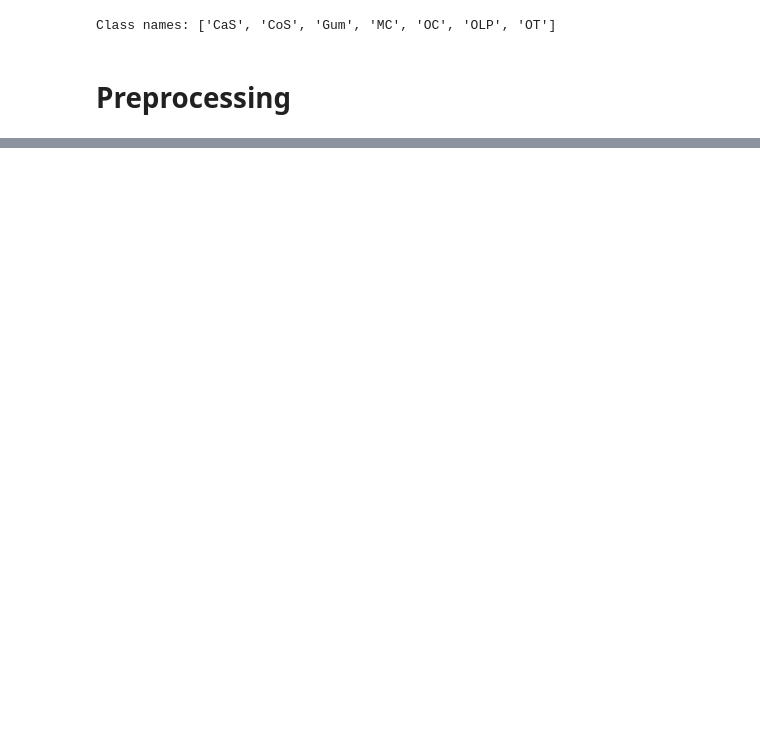
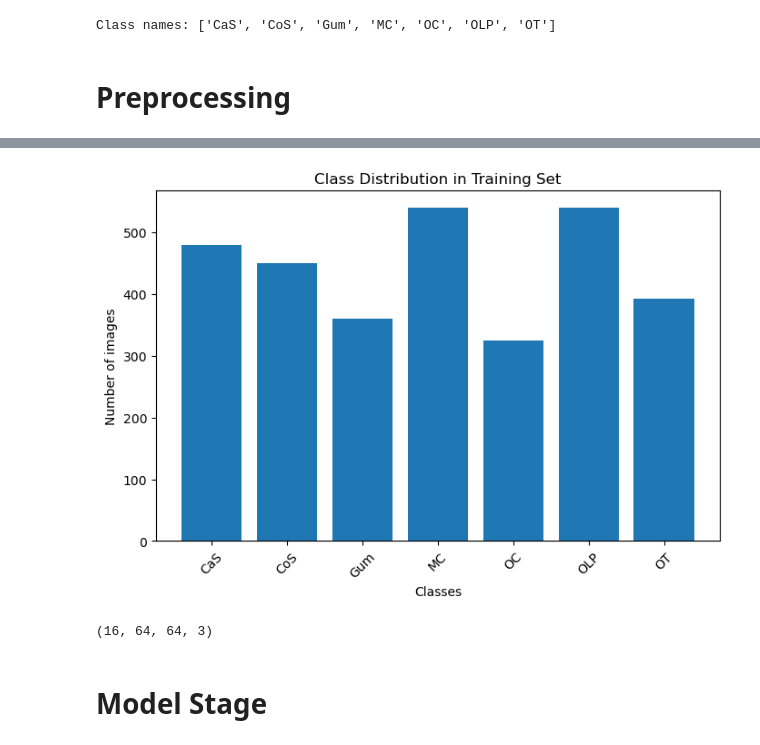
Before and after one commit to mariemomar/Teeth-Disease-Classification-, a Jupyter notebook: main.ipynb, the cells around one changed output, grey strips where cells are left out. Saved outputs shown, nothing was run; the diff lists cells and outputs as text; code cells hidden in the pictures; blank space fills up the shorter version.

```diff
--- a/main.ipynb
+++ b/main.ipynb
@@ -92,0 +101,22 @@ Clipping input data to the valid range for imshow with RGB data ([0..1] for floa
+# %%
+import matplotlib.pyplot as plt
+import numpy as np
+
+# Get class names
+class_names = ['CaS', 'CoS', 'Gum', 'MC', 'OC', 'OLP', 'OT']
+
+counts = np.zeros(len(class_names))
+for images, labels in train_ds:
+    for label in labels.numpy():
+        counts[label] += 1
+
+# Plot
+plt.figure(figsize=(8, 5))
+plt.bar(class_names, counts)
+plt.xlabel("Classes")
+plt.ylabel("Number of images")
+plt.title("Class Distribution in Training Set")
+plt.xticks(rotation=45)
+plt.show()
+# %% [output]
+[figure, added]
@@ -92,0 +129,9 @@ Clipping input data to the valid range for imshow with RGB data ([0..1] for floa
+# %%
+batch = train_ds.take(1)
+for images , labels in batch:
+    for i in range(1):
+        print(images.shape)
+# %% [output]
+(16, 64, 64, 3)
+# %% [markdown]
+# Model Stage
```
Also changed, not shown: parts of 9 cells of this notebook.
